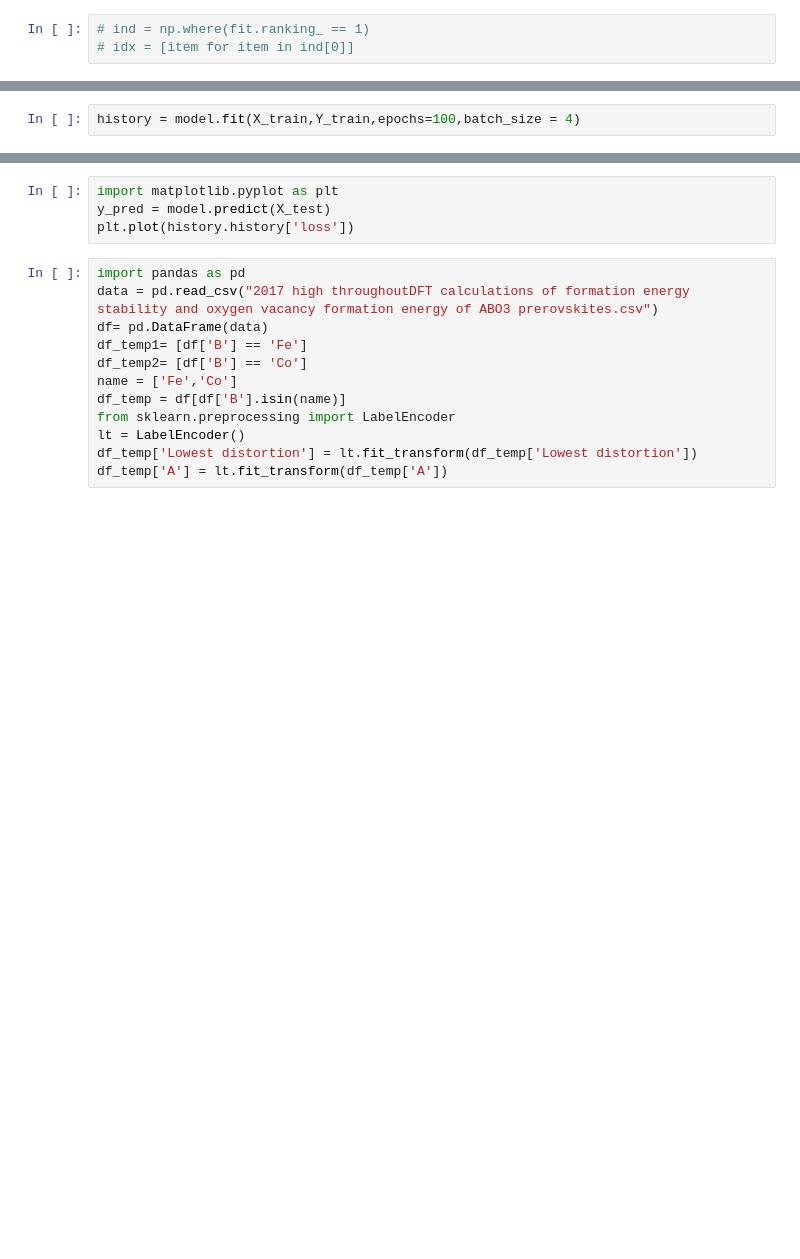
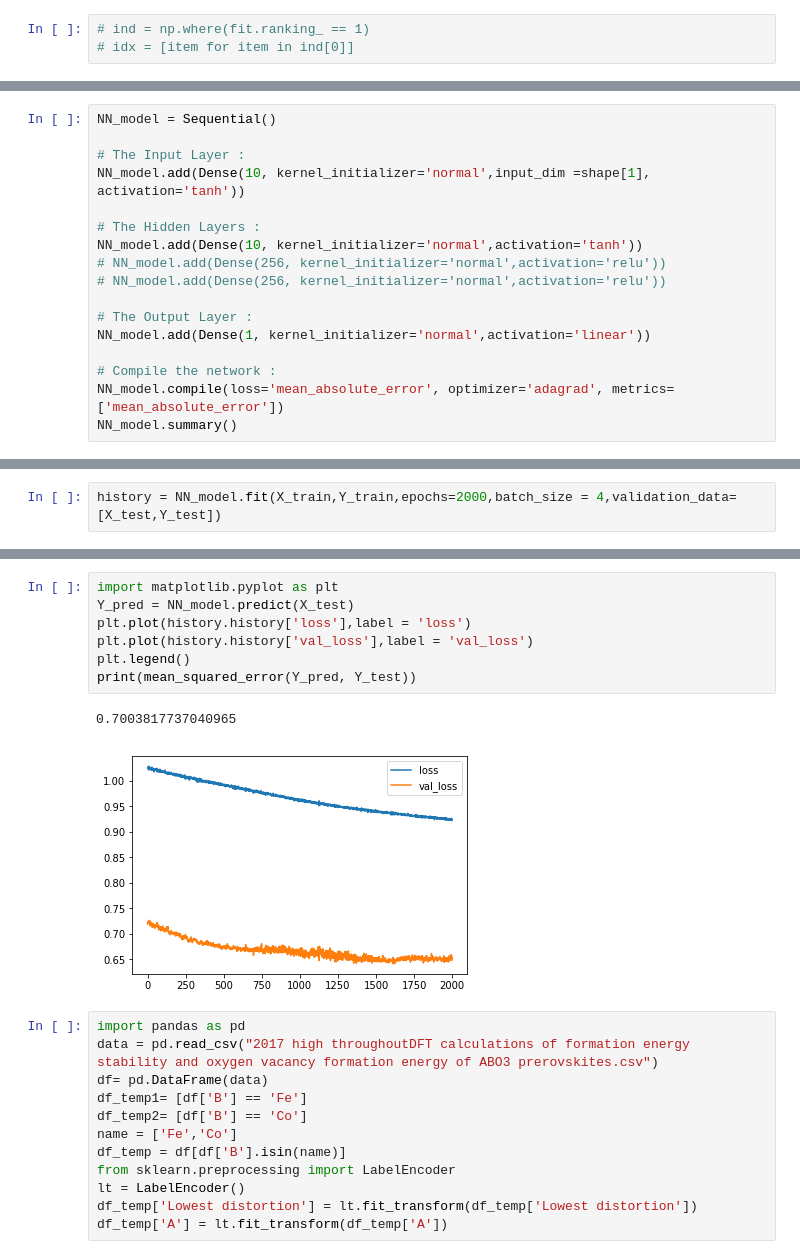
Before and after one commit to boledadian/cammp_7, a Jupyter notebook: P3_optional/task3.ipynb, the cells around one changed output, grey strips where cells are left out. Drawn from its saved outputs; the diff is of its cells as text; blank space fills up the shorter version.

```diff
--- a/P3_optional/task3.ipynb
+++ b/P3_optional/task3.ipynb
@@ -259,3 +263,20 @@ sgd = optimizers.SGD(lr=0.1, decay=1e-6, momentum=0.9, nesterov=True)
 model.compile(loss='mean_squared_error', optimizer=sgd)
 
 #history = model.fit(X_train,Y_tarin,epochs=100,batch_size = 4)
+# %%
+NN_model = Sequential()
+
+# The Input Layer :
+NN_model.add(Dense(10, kernel_initializer='normal',input_dim =shape[1], activation='tanh'))
+
+# The Hidden Layers :
+NN_model.add(Dense(10, kernel_initializer='normal',activation='tanh'))
+# NN_model.add(Dense(256, kernel_initializer='normal',activation='relu'))
+# NN_model.add(Dense(256, kernel_initializer='normal',activation='relu'))
+
+# The Output Layer :
+NN_model.add(Dense(1, kernel_initializer='normal',activation='linear'))
+
+# Compile the network :
+NN_model.compile(loss='mean_absolute_error', optimizer='adagrad', metrics=['mean_absolute_error'])
+NN_model.summary()
@@ -262,2 +297,2 @@ model.compile(loss='mean_squared_error', optimizer=sgd)
 # %%
-history = model.fit(X_train,Y_train,epochs=100,batch_size = 4)
+history = NN_model.fit(X_train,Y_train,epochs=2000,batch_size = 4,validation_data=[X_test,Y_test])
@@ -264,7 +317,13 @@ history = model.fit(X_train,Y_train,epochs=100,batch_size = 4)
 # %%
 import matplotlib.pyplot as plt
-y_pred = model.predict(X_test)
-plt.plot(history.history['loss'])
+Y_pred = NN_model.predict(X_test)
+plt.plot(history.history['loss'],label = 'loss')
+plt.plot(history.history['val_loss'],label = 'val_loss')
+plt.legend()
+print(mean_squared_error(Y_pred, Y_test))
+# %% [output]
+0.7003817737040965
+[figure, added]
 # %%
 import pandas as pd
 data = pd.read_csv("2017 high throughoutDFT calculations of formation energy stability and oxygen vacancy formation energy of ABO3 prerovskites.csv")
```
Also changed, not shown: parts of 22 cells of this notebook, 2 other files.
